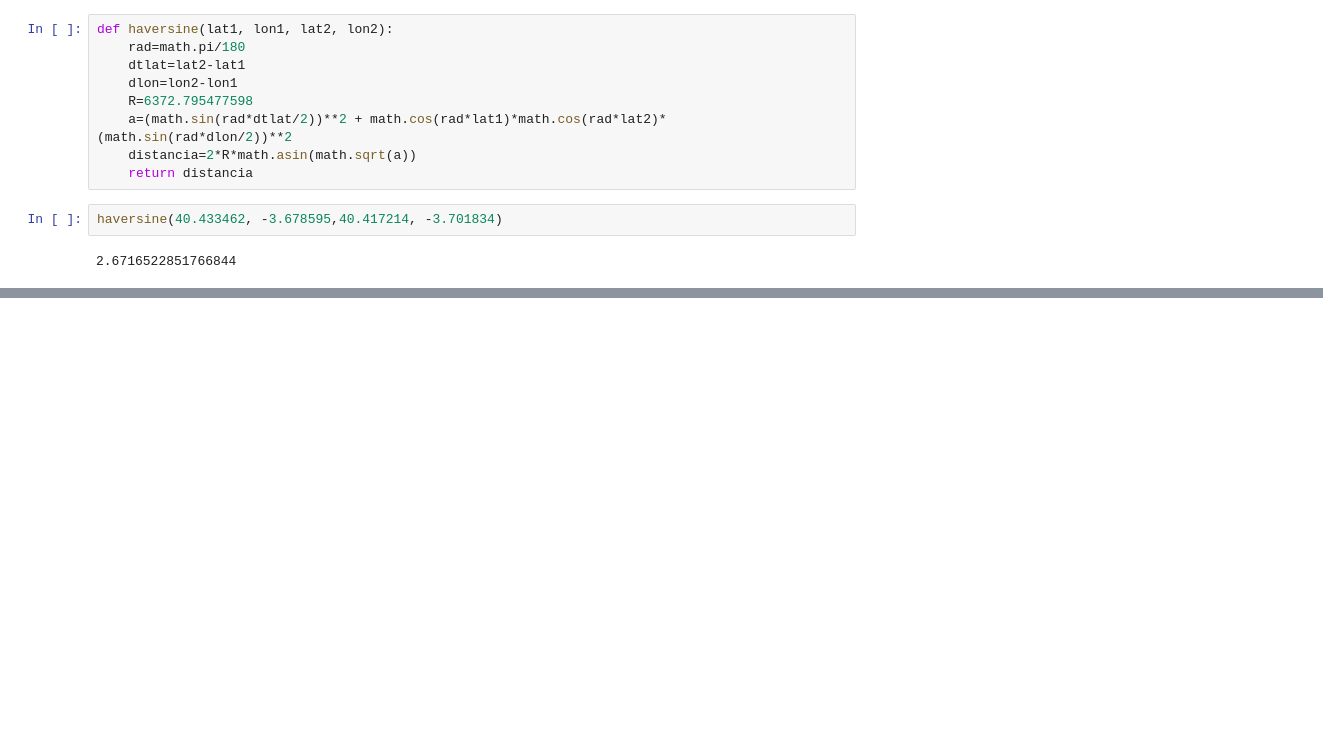
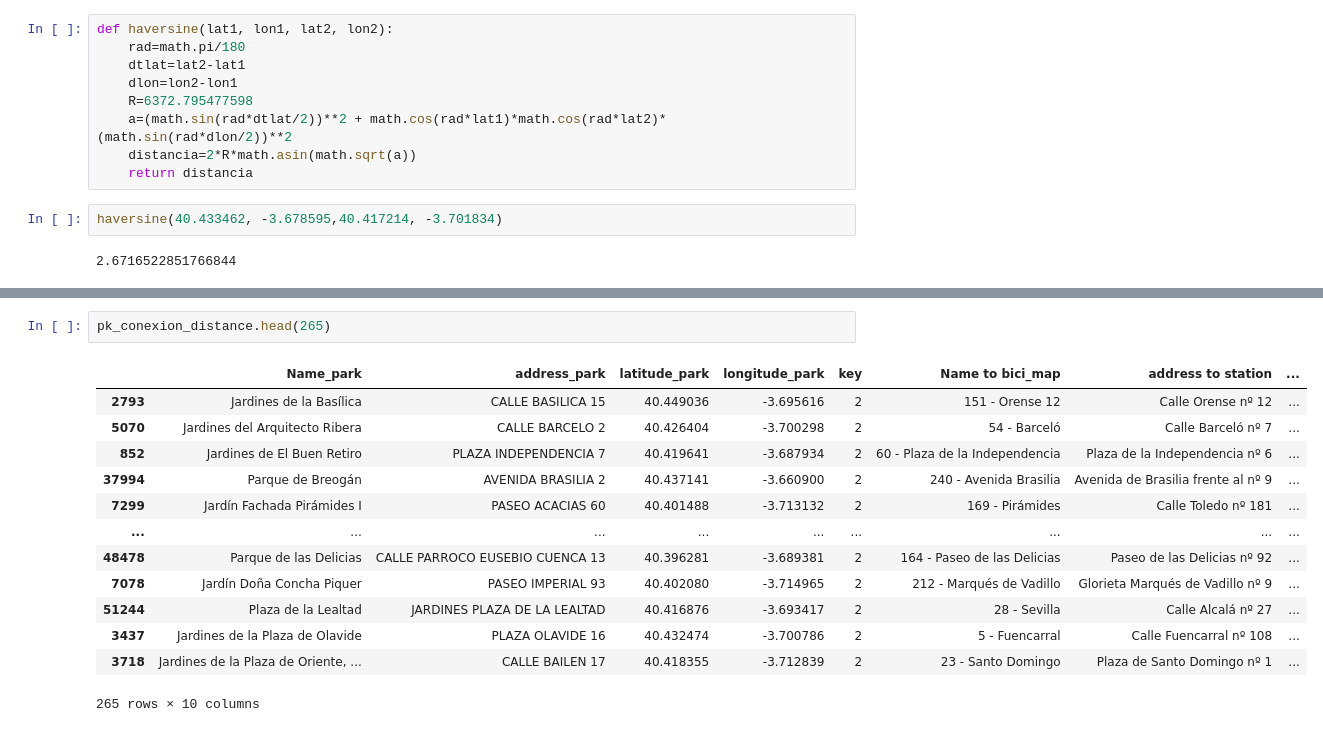
Before and after one commit to Fvperez1/data_project_m1_Fvp, a Jupyter notebook: Union_projet_m1.ipynb, the cells around one changed output, grey strips where cells are left out. Drawn from its saved outputs; the diff is of its cells as text; blank space fills up the shorter version.

```diff
--- a/Union_projet_m1.ipynb
+++ b/Union_projet_m1.ipynb
@@ -229,0 +323,16 @@ KeyError: 'key of type tuple not found and not a MultiIndex'
+# %%
+pk_conexion_distance.head(265)
+# %% [output]
+|  | Name_park | address_park | latitude_park | longitude_park | key | Name to bici_map | address to station | ... |
+| 2793 | Jardines de la Basílica | CALLE BASILICA 15 | 40.449036 | -3.695616 | 2 | 151 - Orense 12 | Calle Orense nº 12 | ... |
+| 5070 | Jardines del Arquitecto Ribera | CALLE BARCELO 2 | 40.426404 | -3.700298 | 2 | 54 - Barceló | Calle Barceló nº 7 | ... |
+| 852 | Jardines de El Buen Retiro | PLAZA INDEPENDENCIA 7 | 40.419641 | -3.687934 | 2 | 60 - Plaza de la Independencia | Plaza de la Independencia nº 6 | ... |
+| 37994 | Parque de Breogán | AVENIDA BRASILIA 2 | 40.437141 | -3.660900 | 2 | 240 - Avenida Brasilia | Avenida de Brasilia frente al nº 9 | ... |
+| 7299 | Jardín Fachada Pirámides I | PASEO ACACIAS 60 | 40.401488 | -3.713132 | 2 | 169 - Pirámides | Calle Toledo nº 181 | ... |
+| ... | ... | ... | ... | ... | ... | ... | ... | ... |
+| 48478 | Parque de las Delicias | CALLE PARROCO EUSEBIO CUENCA 13 | 40.396281 | -3.689381 | 2 | 164 - Paseo de las Delicias | Paseo de las Delicias nº 92 | ... |
+| 7078 | Jardín Doña Concha Piquer | PASEO IMPERIAL 93 | 40.402080 | -3.714965 | 2 | 212 - Marqués de Vadillo | Glorieta Marqués de Vadillo nº 9 | ... |
+| 51244 | Plaza de la Lealtad | JARDINES PLAZA DE LA LEALTAD | 40.416876 | -3.693417 | 2 | 28 - Sevilla | Calle Alcalá nº 27 | ... |
+| 3437 | Jardines de la Plaza de Olavide | PLAZA OLAVIDE 16 | 40.432474 | -3.700786 | 2 | 5 - Fuencarral | Calle Fuencarral nº 108 | ... |
+| 3718 | Jardines de la Plaza de Oriente, ... | CALLE BAILEN 17 | 40.418355 | -3.712839 | 2 | 23 - Santo Domingo | Plaza de Santo Domingo nº 1 | ... |
+265 rows × 10 columns
```
Also changed, not shown: parts of 19 cells of this notebook, 2 other files.
